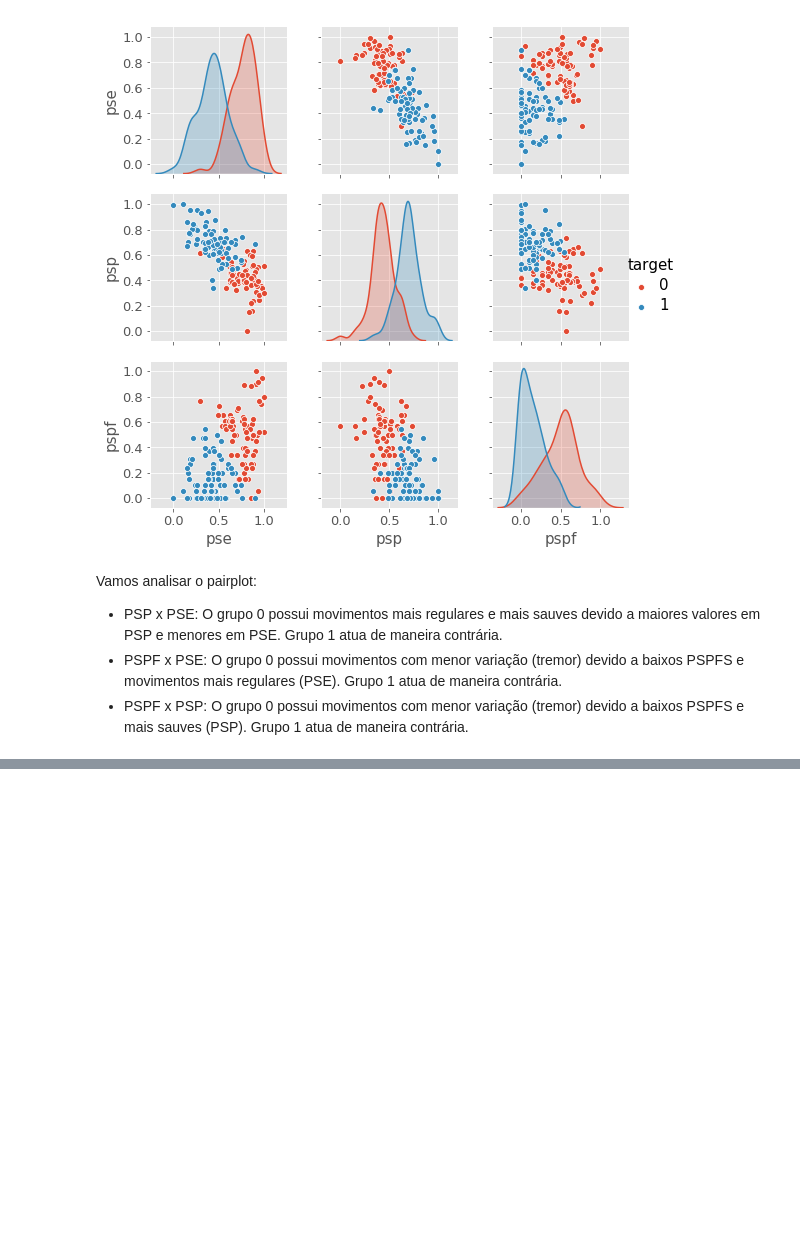
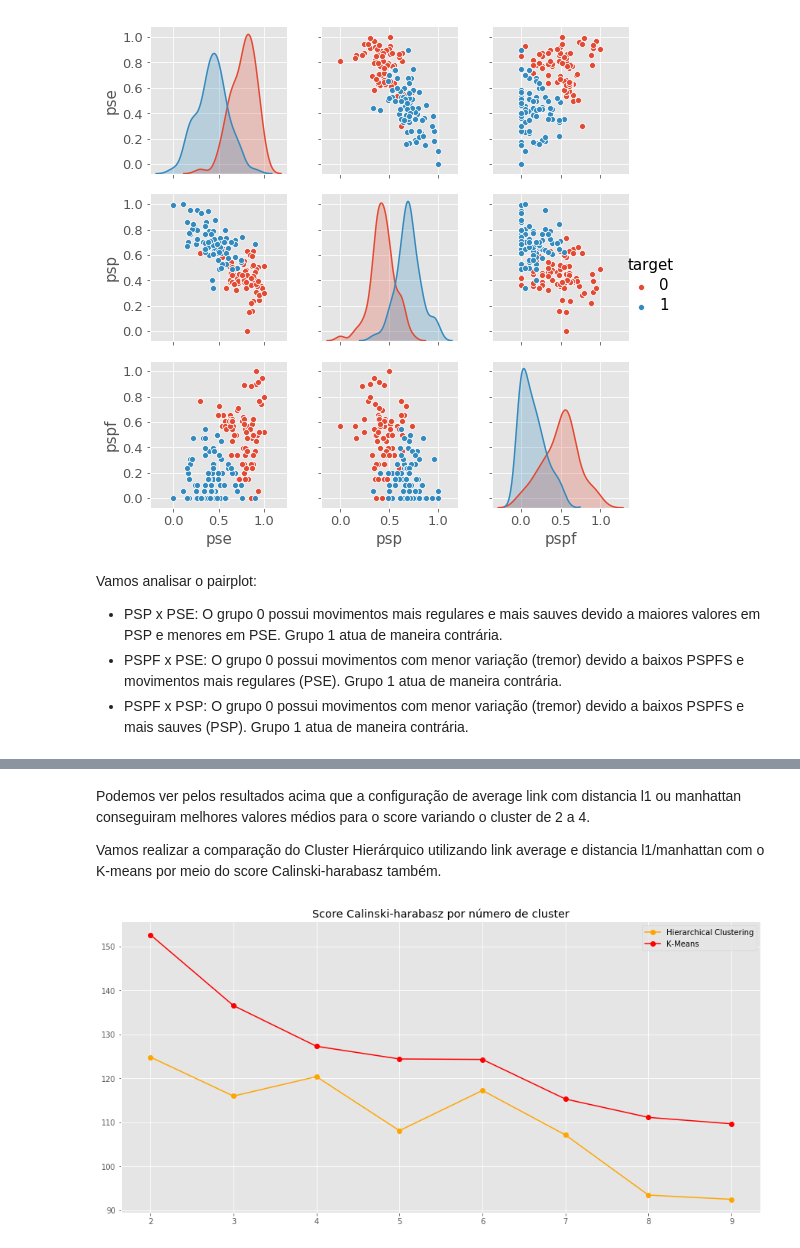
Before and after one commit to LucasSugi/data-science, a Jupyter notebook: AccelerometerAnalysisParkinsonsCannabidiol/Scripts/5-Clustering.ipynb, the cells around one changed output, grey strips where cells are left out. Saved outputs shown, nothing was run; the diff lists cells and outputs as text; code cells hidden in the pictures; blank space fills up the shorter version.

Commit message:
Improve clustering analysis

```diff
--- a/AccelerometerAnalysisParkinsonsCannabidiol/Scripts/5-Clustering.ipynb
+++ b/AccelerometerAnalysisParkinsonsCannabidiol/Scripts/5-Clustering.ipynb
@@ -62,8 +63,8 @@ df_parkinson.iloc[:,:] = mm.transform(df_parkinson)
 df_parkinson['drug'] = y
 
 #Dividindo datset por tipo de droga
-df_cbd = df_parkinson.loc[df_parkinson['drug'] == 'CBD']
-df_placebo = df_parkinson.loc[df_parkinson['drug'] == 'placebo']
+df_cbd = df_parkinson.loc[df_parkinson['drug'] == 'CBD'].copy()
+df_placebo = df_parkinson.loc[df_parkinson['drug'] == 'placebo'].copy()
 
 #Excluindo target por nao ser mais necessario
 del df_cbd['drug']
@@ -418,0 +426,3 @@ Vamos analisar o pairplot:
+# %%
+# Normalizacao das variaveis
+df = MinMaxScaler().fit_transform(df_cbd[['pse','psp','pspf']])
@@ -418,0 +451,42 @@ Vamos analisar o pairplot:
+# %% [markdown]
+Podemos ver pelos resultados acima que a configuração de average link com distancia l1 ou manhattan conseguiram melhores valores médios para o score variando o cluster de 2 a 4.
+
+Vamos realizar a comparação do Cluster Hierárquico utilizando link average e distancia l1/manhattan com o K-means por meio do score Calinski-harabasz também.
+# %%
+''' Calcula os scores para kmeans e hierarchical clustering'''
+def compute_scores(df,affinity):
+
+    # Lista com scores
+    score_ac,score_kmeans = [],[]
+
+    for n in range(2,10):
+        # Clustering
+        ac = AgglomerativeClustering(n_clusters=n,linkage='average',affinity=affinity).fit(df)
+        kmeans = KMeans(n_clusters=n).fit(df)
+
+        # Append do resultado
+        score_ac.append(calinski_harabaz_score(df,ac.labels_))
+        score_kmeans.append(calinski_harabaz_score(df,kmeans.labels_))
+
+    return score_ac,score_kmeans
+
+'''Plota a comparação dos clusters'''
+def plot_score(score_ac,score_kmeans):
+
+    # Criando figura
+    fig,ax = plt.subplots(figsize=(15,7))
+    ax.set_title('Score Calinski-harabasz por número de cluster')
+    ax.plot(np.arange(2,len(score_ac)+2),score_ac,marker='o',color='orange',label='Hierarchical Clustering')
+    ax.plot(np.arange(2,len(score_kmeans)+2),score_kmeans,marker='o',color='red',label='K-Means')
+
+    # Legenda e plot da figura
+    ax.legend()
+    plt.show()
+# %%
+# Calcula scores
+score_ac,score_kmeans = compute_scores(df,'l1')
+
+# Plot dos scores
+plot_score(score_ac,score_kmeans)
+# %% [output]
+[figure, added]
```
Also changed, not shown: parts of 12 cells of this notebook, 3 other files.
